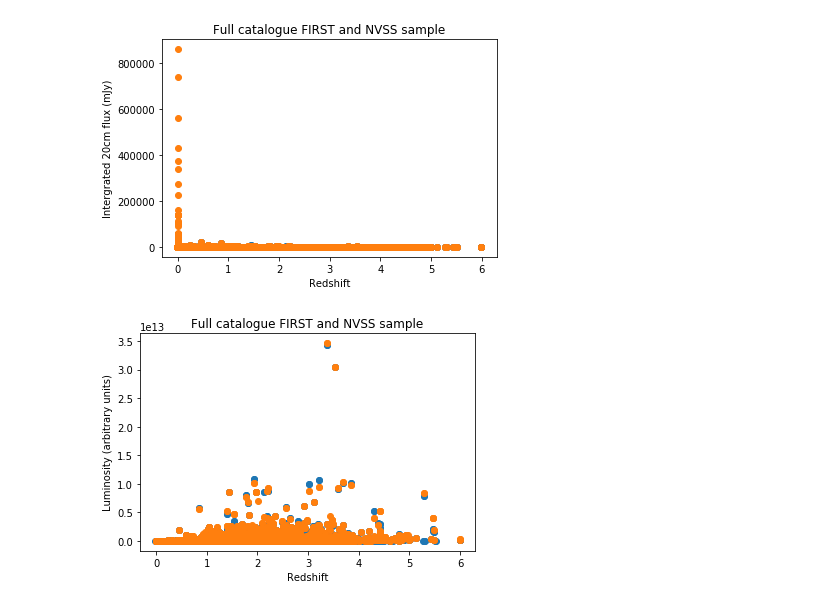
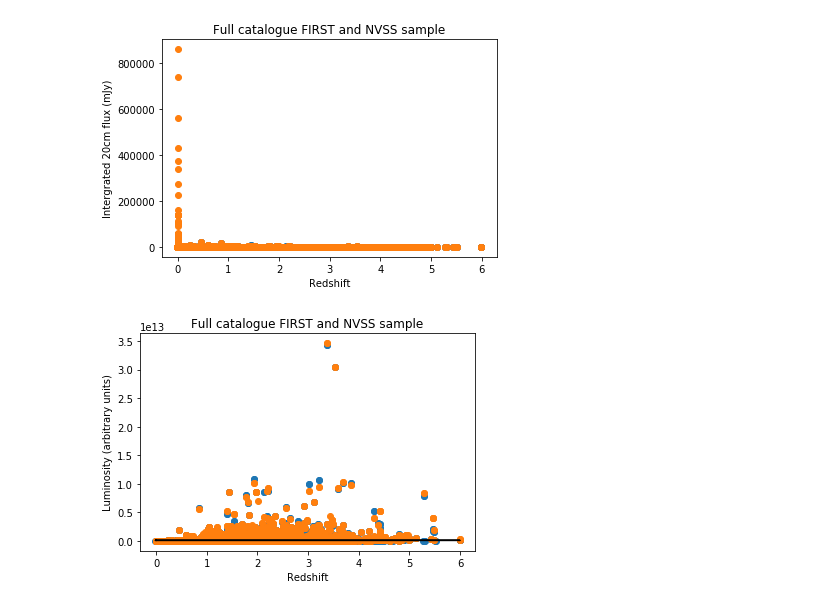
Before and after one commit to fmporter/nvssfirst, a Jupyter notebook: NVSS tests.ipynb, the cells around one changed output. Drawn from its saved outputs; the diff is of its cells as text; code cells hidden in the pictures.

Commit message:
Add files via upload
Updated with additional graphs

```diff
--- a/NVSS tests.ipynb
+++ b/NVSS tests.ipynb
@@ -131,11 +136,13 @@ fullnlumin = 4*math.pi*fullmpcdist**2*fullnflux
 fullflumin[ fullflumin == 0 ] = np.nan
 fullnlumin[ fullnlumin == 0 ] = np.nan
 fullmpcdist[ fullmpcdist == 0 ] = np.nan
+
+constlumin = np.ones(len(fullredshift))*1e11
 # %%
-plt.plot(fullredshift, fullflumin, 'o', fullredshift, fullnlumin, 'o')
+plt.plot(fullredshift, fullflumin, 'o', fullredshift, fullnlumin, 'o', fullredshift, constlumin, 'k')
 plt.title('Full catalogue FIRST and NVSS sample')
 plt.xlabel('Redshift')
 plt.ylabel('Luminosity (arbitrary units)')
 plt.show()
 # %% [output]
-[figure, old version]
+[figure, new version]
```
Also changed, not shown: parts of 4 cells of this notebook.
